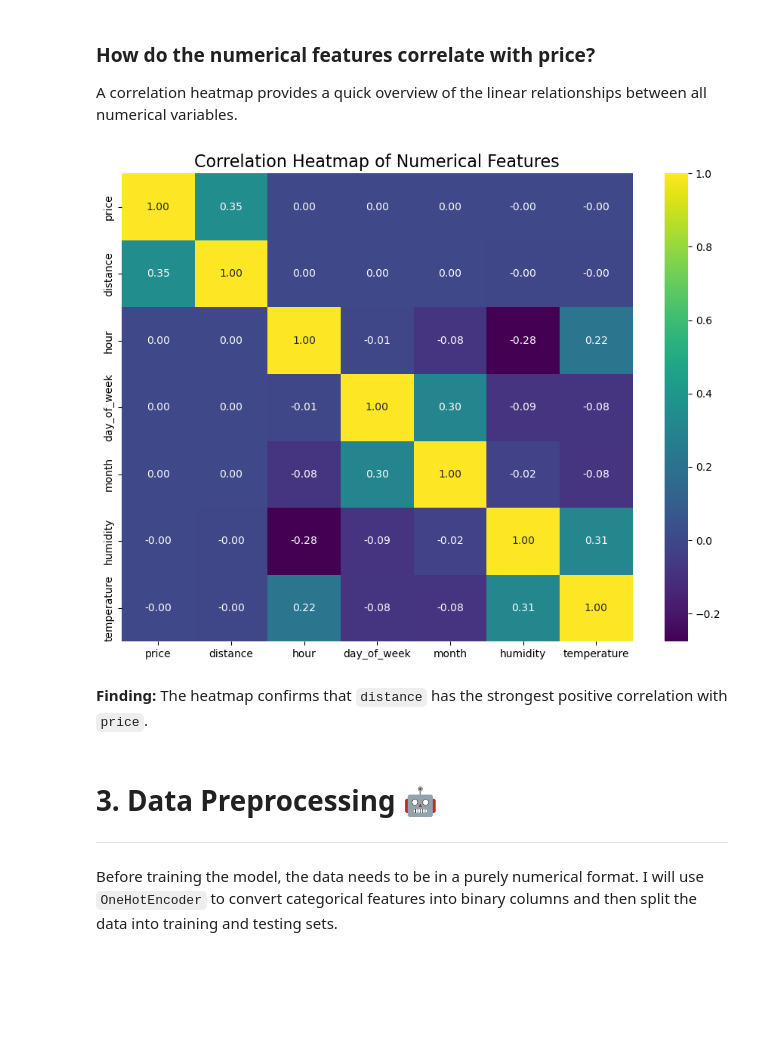
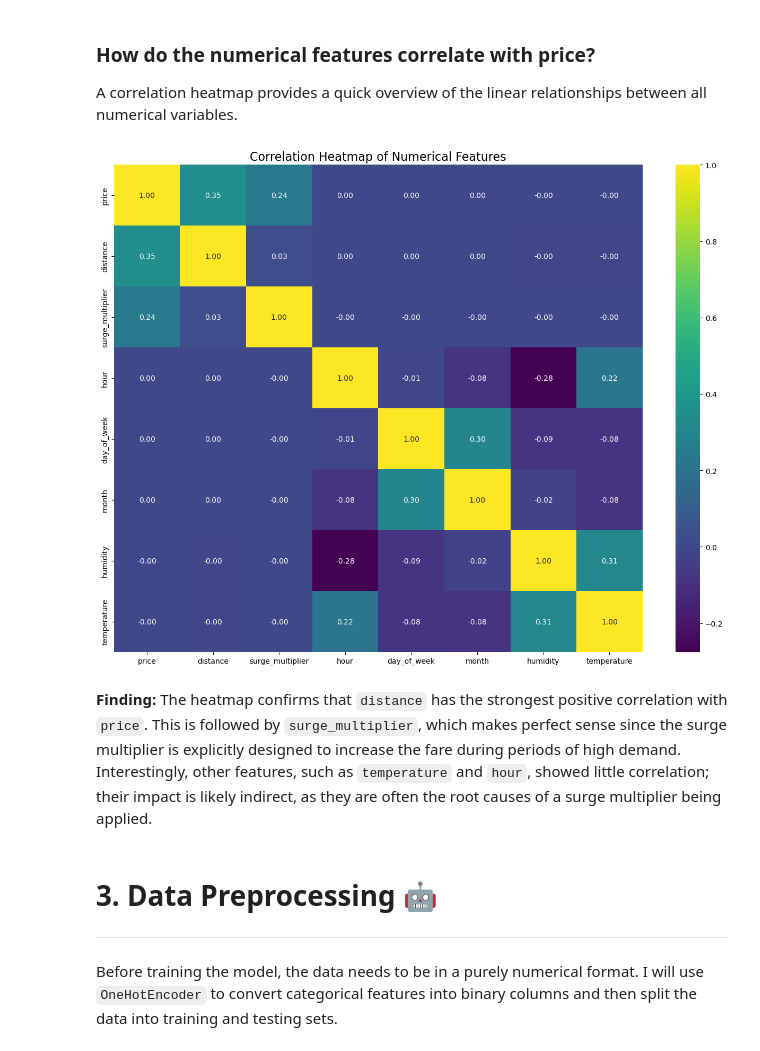
Before and after one commit to yraclimaco/Uber-Lyft-Price-Prediction, a Jupyter notebook: UberLyft_PricePredict _Project.ipynb, the cells around one changed output. Cells and saved outputs as stored; diff of their text form; code cells hidden in the pictures; blank space fills up the shorter version.

```diff
--- a/UberLyft_PricePredict _Project.ipynb
+++ b/UberLyft_PricePredict _Project.ipynb
@@ -173,18 +173,18 @@ plt.show();
 ### How do the numerical features correlate with price?
 A correlation heatmap provides a quick overview of the linear relationships between all numerical variables.
 # %%
-numerical_cols = ['price', 'distance', 'hour', 'day_of_week', 'month', 'humidity', 'temperature']
+numerical_cols = ['price', 'distance', 'surge_multiplier','hour', 'day_of_week', 'month', 'humidity', 'temperature']
 
 correlation_matrix = df[numerical_cols].corr()
-plt.figure(figsize=(9, 7))
+plt.figure(figsize=(13, 10))
 sns.heatmap(correlation_matrix, annot = True, fmt = '.2f', cmap = "viridis")
 plt.title('Correlation Heatmap of Numerical Features', fontsize=16)
 plt.tight_layout()
 plt.show();
 # %% [output]
-[figure, old version]
+[figure, new version]
 # %% [markdown]
-**Finding:** The heatmap confirms that `distance` has the strongest positive correlation with `price`.
+**Finding:** The heatmap confirms that `distance` has the strongest positive correlation with `price`. This is followed by `surge_multiplier`, which makes perfect sense since the surge multiplier is explicitly designed to increase the fare during periods of high demand. Interestingly, other features, such as `temperature` and `hour`, showed little correlation; their impact is likely indirect, as they are often the root causes of a surge multiplier being applied.
 # %% [markdown]
 # 3. Data Preprocessing 🤖
 ---
```
Also changed, not shown: parts of 12 cells of this notebook.
